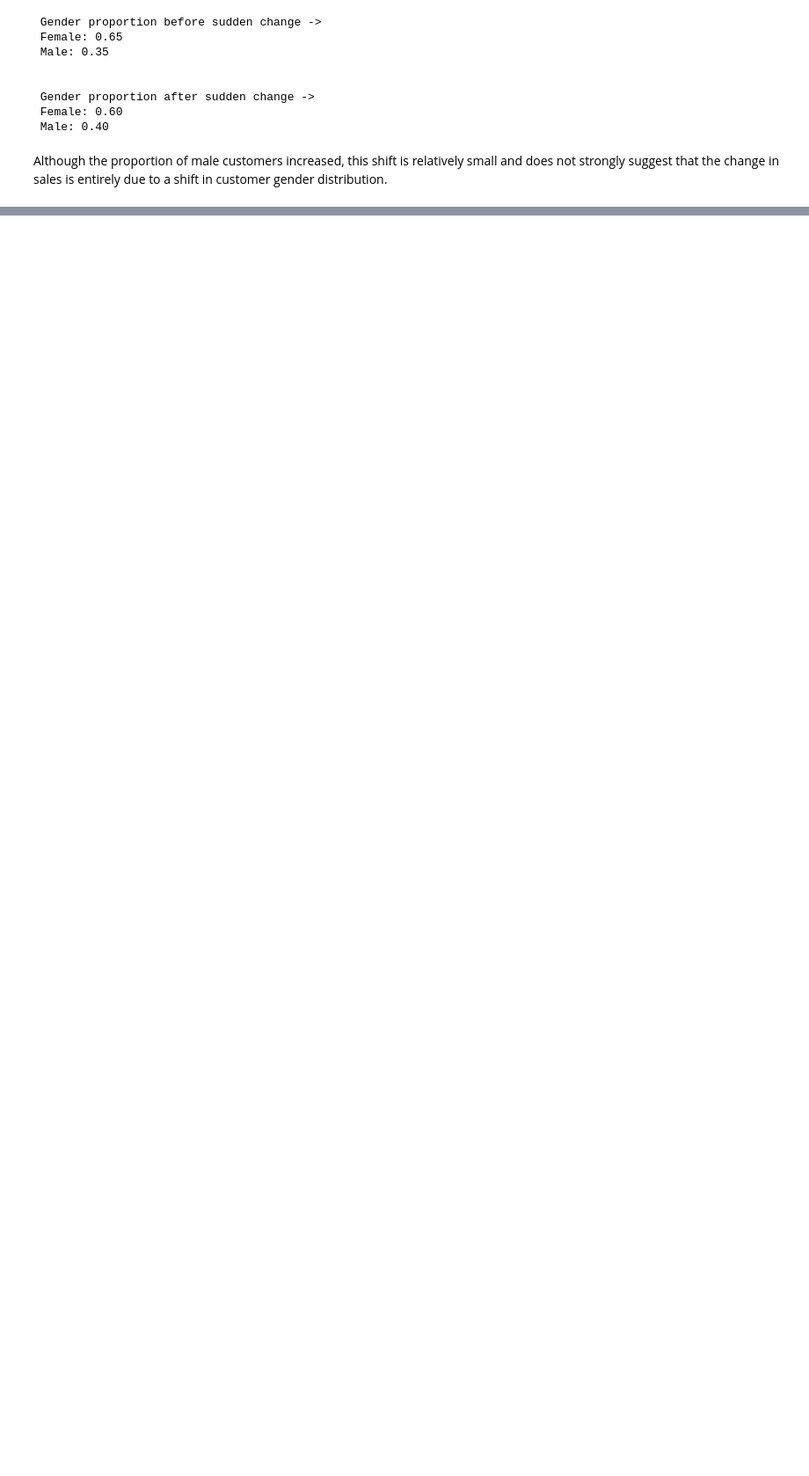
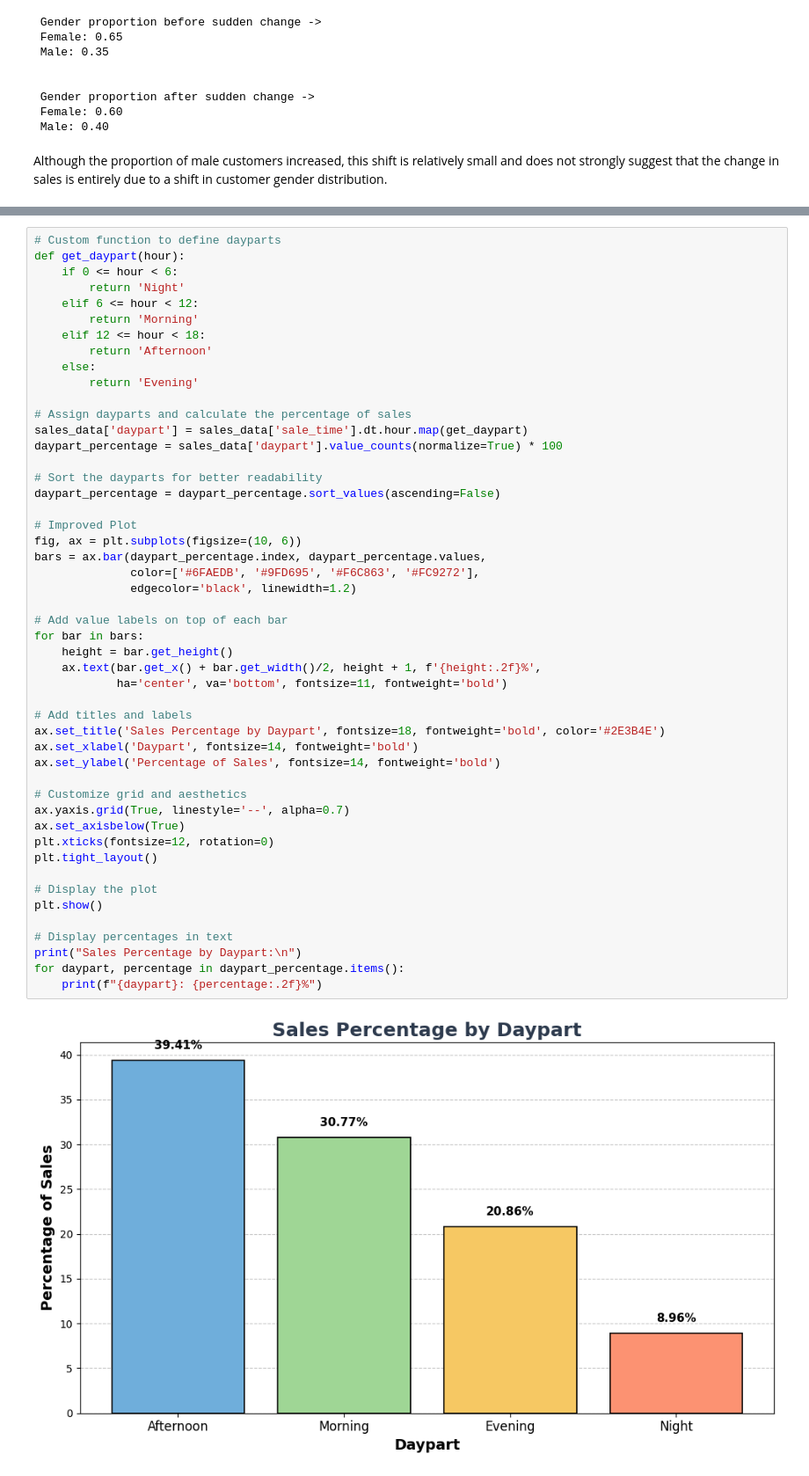
Before and after one commit to eeshan107/SalesDataAnalysisNotebook, a Jupyter notebook: Sales_DA.ipynb, the cells around one changed output, grey strips where cells are left out. Shown at 88% size. Cells and saved outputs as stored; diff of their text form; blank space fills up the shorter version.

```diff
--- a/Sales_DA.ipynb
+++ b/Sales_DA.ipynb
@@ -199,0 +164,51 @@ Name: proportion, dtype: float64
+# %%
+# Custom function to define dayparts
+def get_daypart(hour):
+    if 0 <= hour < 6:
+        return 'Night'
+    elif 6 <= hour < 12:
+        return 'Morning'
+    elif 12 <= hour < 18:
+        return 'Afternoon'
+    else:
+        return 'Evening'
+
+# Assign dayparts and calculate the percentage of sales
+sales_data['daypart'] = sales_data['sale_time'].dt.hour.map(get_daypart)
+daypart_percentage = sales_data['daypart'].value_counts(normalize=True) * 100
+
+# Sort the dayparts for better readability
+daypart_percentage = daypart_percentage.sort_values(ascending=False)
+
+# Improved Plot
+fig, ax = plt.subplots(figsize=(10, 6))
+bars = ax.bar(daypart_percentage.index, daypart_percentage.values,
+              color=['#6FAEDB', '#9FD695', '#F6C863', '#FC9272'],
+              edgecolor='black', linewidth=1.2)
+
+# Add value labels on top of each bar
+for bar in bars:
+    height = bar.get_height()
+    ax.text(bar.get_x() + bar.get_width()/2, height + 1, f'{height:.2f}%',
+            ha='center', va='bottom', fontsize=11, fontweight='bold')
+
+# Add titles and labels
+ax.set_title('Sales Percentage by Daypart', fontsize=18, fontweight='bold', color='#2E3B4E')
+ax.set_xlabel('Daypart', fontsize=14, fontweight='bold')
+ax.set_ylabel('Percentage of Sales', fontsize=14, fontweight='bold')
+
+# Customize grid and aesthetics
+ax.yaxis.grid(True, linestyle='--', alpha=0.7)
+ax.set_axisbelow(True)
+plt.xticks(fontsize=12, rotation=0)
+plt.tight_layout()
+
+# Display the plot
+plt.show()
+
+# Display percentages in text
+print("Sales Percentage by Daypart:\n")
+for daypart, percentage in daypart_percentage.items():
+    print(f"{daypart}: {percentage:.2f}%")
+# %% [output]
+[figure, added]
```
Also changed, not shown: parts of 3 cells of this notebook.
